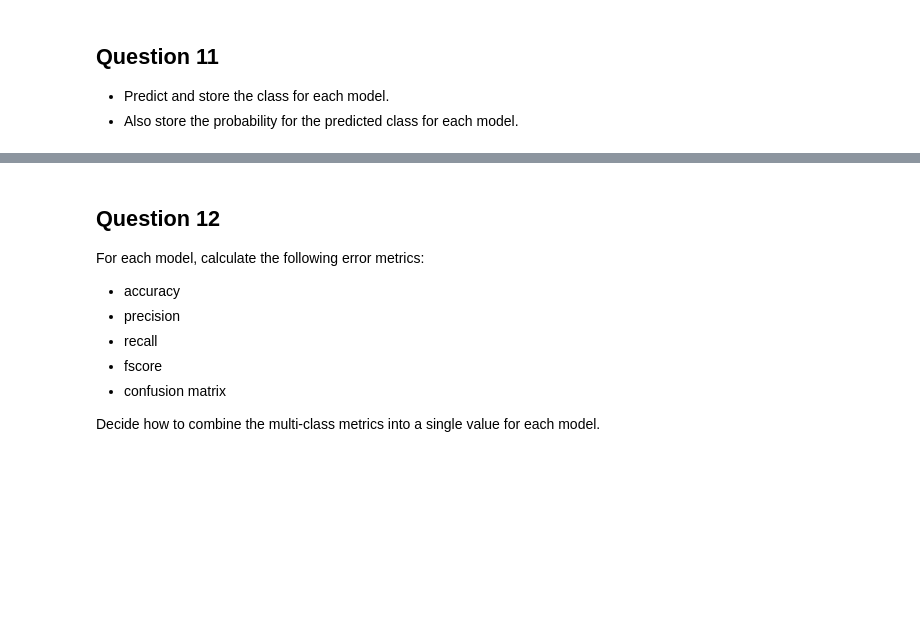
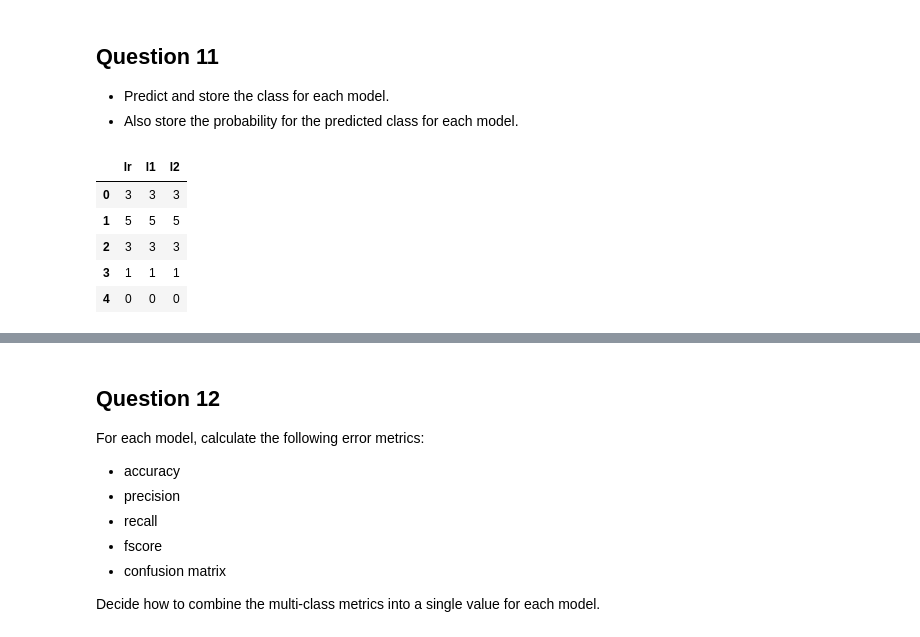
Before and after one commit to fsluizvictor/metric-errors-logistic-regression, a Jupyter notebook: Regressao_Logistica_V2_ava.ipynb, the cells around one changed output, grey strips where cells are left out. Drawn from its saved outputs; the diff is of its cells as text; code cells hidden in the pictures; blank space fills up the shorter version.

```diff
--- a/Regressao_Logistica_V2_ava.ipynb
+++ b/Regressao_Logistica_V2_ava.ipynb
@@ -455,18 +520,25 @@ plt.tight_layout()
 # %%
 # Predict the class and the probability for each
 y_pred = list()
 y_prob = list()
 
 coeff_labels = ['lr', 'l1', 'l2']
 coeff_models = [lr_new, lr_l1_new, lr_l2_new]
 
 for lab,mod in zip(coeff_labels, coeff_models):
-    y_pred.append(pd.Series(mod.predict(X_test), name=lab))
-    y_prob.append(pd.Series(mod.predict_proba(X_test).max(axis=1), name=lab))
+    y_pred.append(pd.Series(mod.predict(X_test_new), name=lab))
+    y_prob.append(pd.Series(mod.predict_proba(X_test_new).max(axis=1), name=lab))
 
 y_pred = pd.concat(y_pred, axis=1)
 y_prob = pd.concat(y_prob, axis=1)
 
 y_pred.head()
+# %% [output]
+|  | lr | l1 | l2 |
+| 0 | 3 | 3 | 3 |
+| 1 | 5 | 5 | 5 |
+| 2 | 3 | 3 | 3 |
+| 3 | 1 | 1 | 1 |
+| 4 | 0 | 0 | 0 |
 # %%
 y_prob.head()
```
Also changed, not shown: parts of 15 cells of this notebook.
